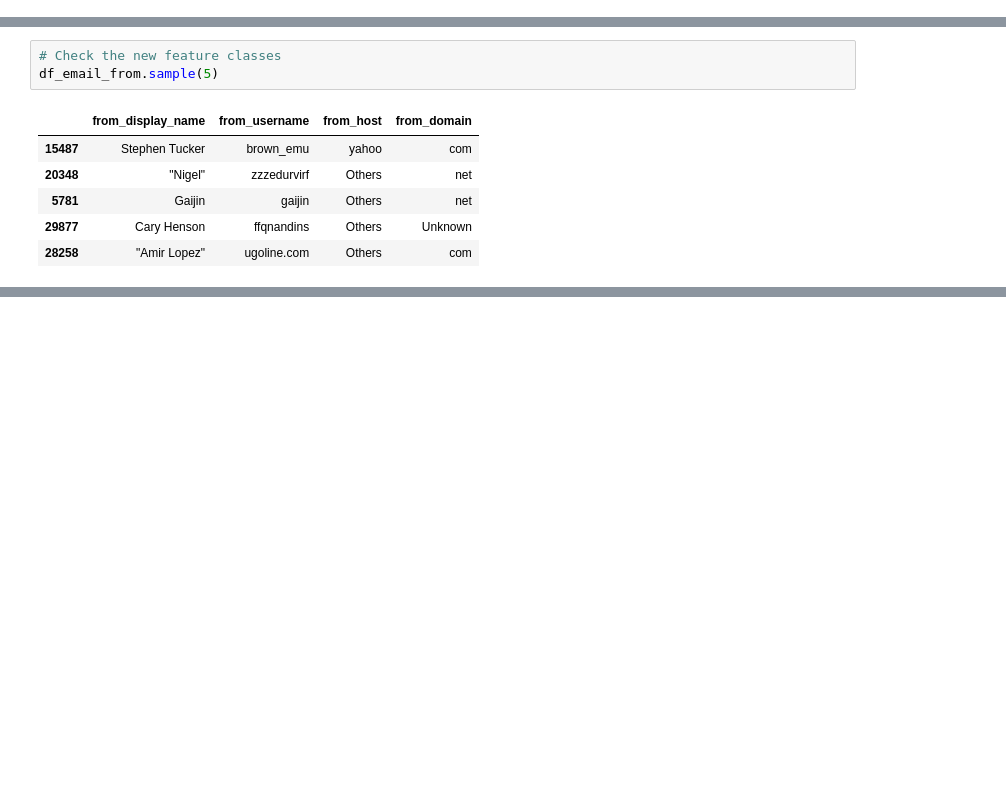
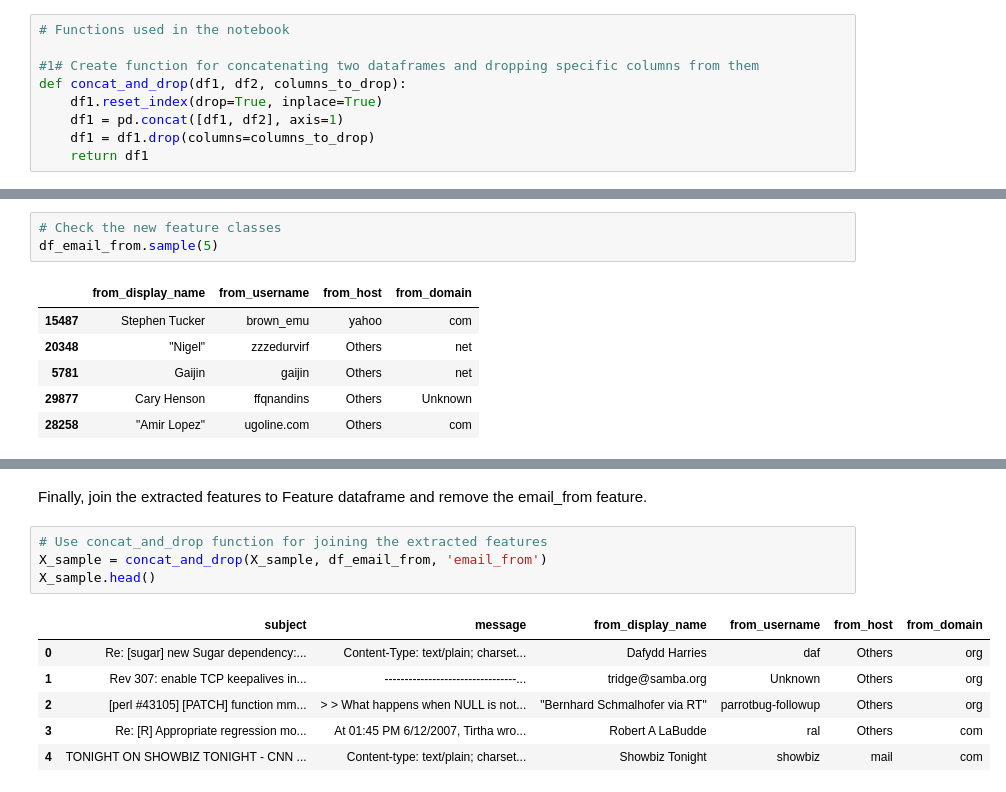
Before and after one commit to dfrancis-tech/email_spam, a Jupyter notebook: Feature_Engineering.ipynb, the cells around one changed output, grey strips where cells are left out. Drawn from its saved outputs; the diff is of its cells as text; blank space fills up the shorter version.

```diff
--- a/Feature_Engineering.ipynb
+++ b/Feature_Engineering.ipynb
@@ -48,6 +48,15 @@ pd.set_option('display.max_columns', None)
 [nltk_data] Downloading package stopwords to
 [nltk_data]     C:\Users\franc\AppData\Roaming\nltk_data...
 [nltk_data]   Package stopwords is already up-to-date!
+# %%
+# Functions used in the notebook
+
+#1# Create function for concatenating two dataframes and dropping specific columns from them
+def concat_and_drop(df1, df2, columns_to_drop):
+    df1.reset_index(drop=True, inplace=True)
+    df1 = pd.concat([df1, df2], axis=1)
+    df1 = df1.drop(columns=columns_to_drop)
+    return df1
 # %%
 # Load the sampled data
 sampled_data = pd.read_csv('sampled_data.csv')
@@ -254,0 +338,13 @@ df_email_from.sample(5)
+# %% [markdown]
+Finally, join the extracted features to Feature dataframe and remove the email_from feature.
+# %%
+# Use concat_and_drop function for joining the extracted features
+X_sample = concat_and_drop(X_sample, df_email_from, 'email_from')
+X_sample.head()
+# %% [output]
+|  | subject | message | from_display_name | from_username | from_host | from_domain |
+| 0 | Re: [sugar] new Sugar dependency:... | Content-Type: text/plain; charset... | Dafydd Harries | daf | Others | org |
+| 1 | Rev 307: enable TCP keepalives in... | ---------------------------------... | tridge@samba.org | Unknown | Others | org |
+| 2 | [perl #43105] [PATCH] function mm... | > > What happens when NULL is not... | "Bernhard Schmalhofer via RT" | parrotbug-followup | Others | org |
+| 3 | Re: [R] Appropriate regression mo... | At 01:45 PM 6/12/2007, Tirtha wro... | Robert A LaBudde | ral | Others | com |
+| 4 | TONIGHT ON SHOWBIZ TONIGHT - CNN ... | Content-type: text/plain; charset... | Showbiz Tonight | showbiz | mail | com |
```
Also changed, not shown: parts of 8 cells of this notebook.
